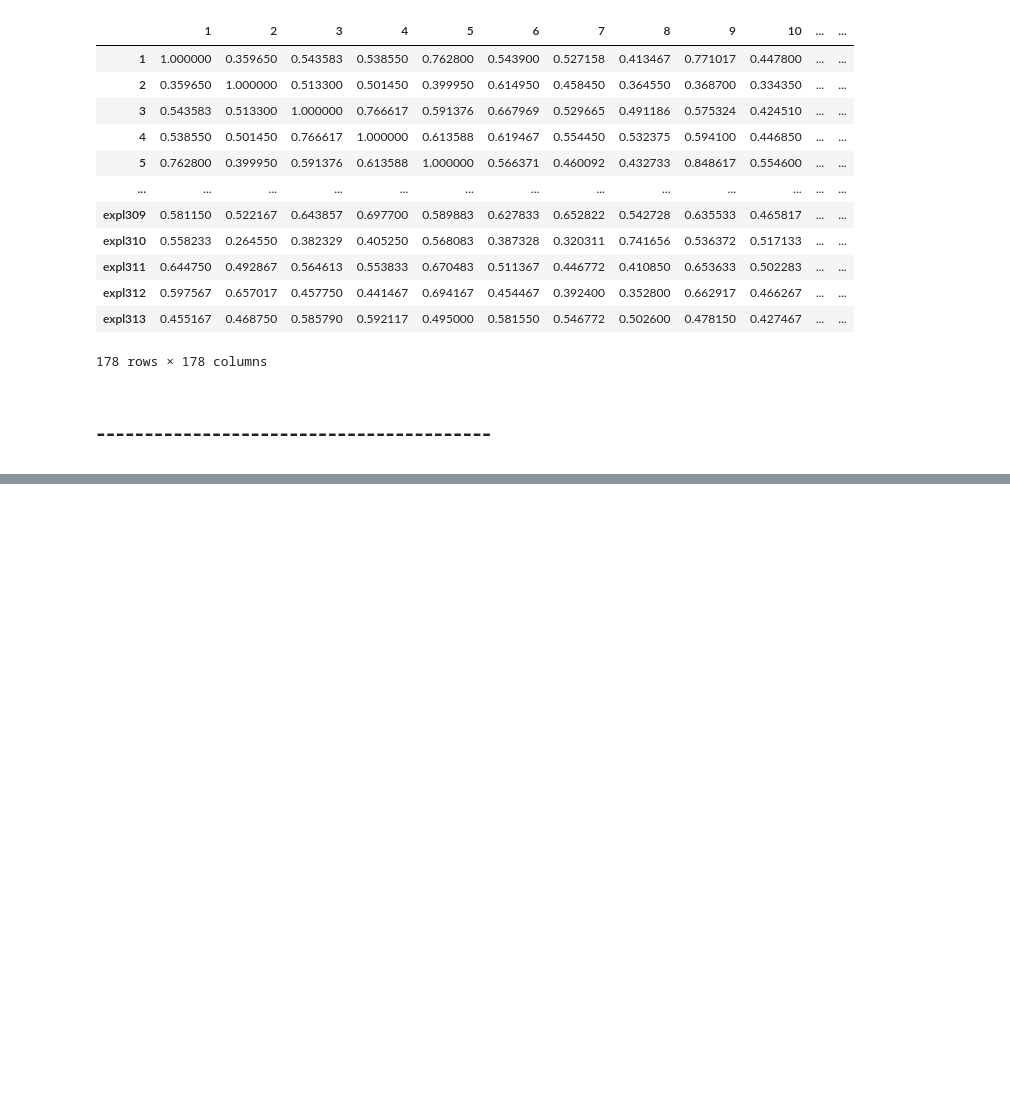
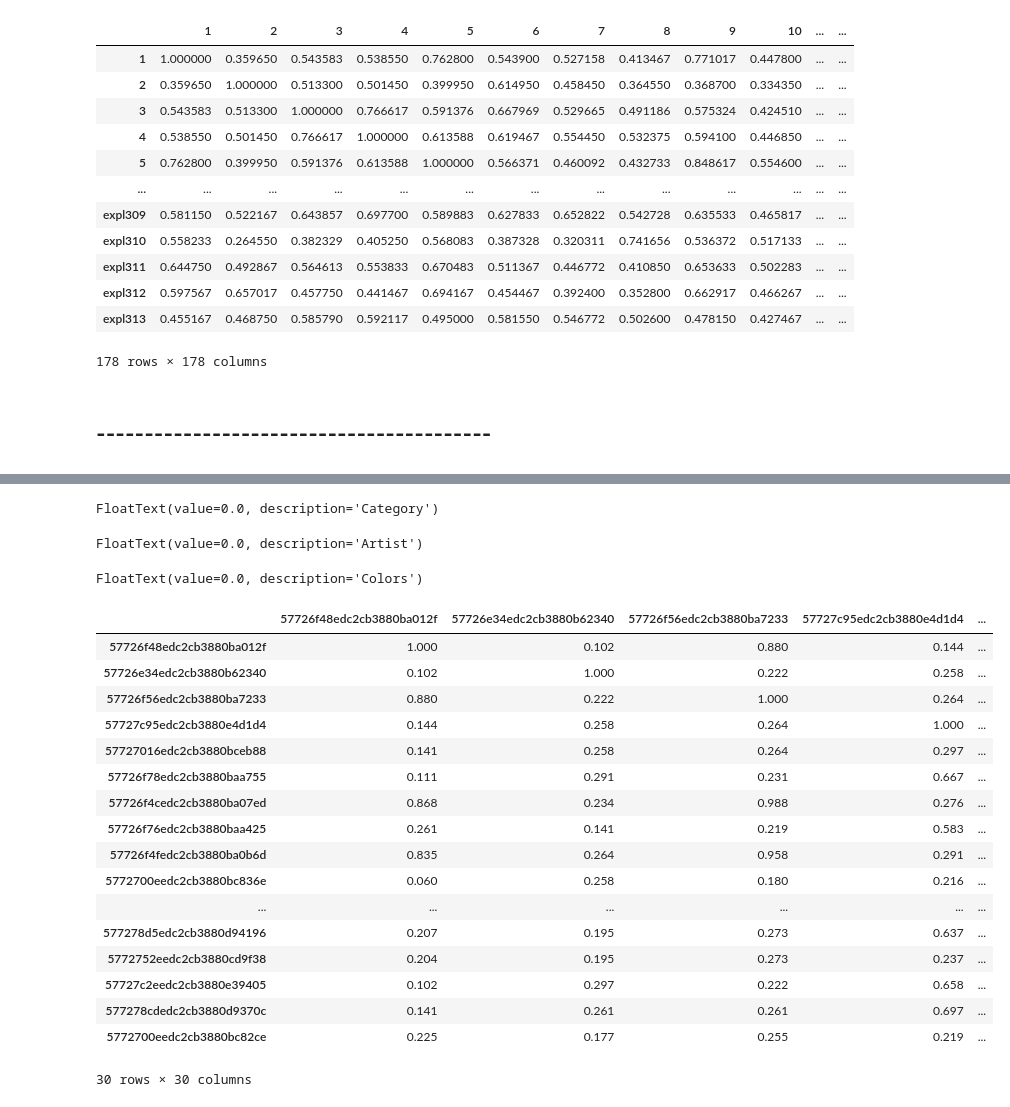
Before and after one commit to AlbertoGarciaDomenech/Comunidades-en-museos, a Jupyter notebook: Interfaz.ipynb, the cells around one changed output, grey strips where cells are left out. Drawn from its saved outputs; the diff is of its cells as text; code cells hidden in the pictures; blank space fills up the shorter version.

```diff
--- a/Interfaz.ipynb
+++ b/Interfaz.ipynb
@@ -251,2 +235,3 @@ Dropdown(description='Items:', options=('artworkColors.json', 'artworkEmotions.j
 # %%
-filesDropdown.value
+users = pd.read_csv(mypath + '/' + usersDropdown.value, index_col=0)
+artworks = pd.read_csv(mypath + '/' + itemsDropdown.value)
@@ -254,0 +245,13 @@ filesDropdown.value
+# %%
+functions = [None]
+functions.extend(inner_classes_list(SimilarityArtworks))
+
+dropdowns = {}
+for col in artworks.columns:
+  dropdowns[col] = widgets.Dropdown(options=functions, value=None, description=col, disabled=False)
+
+colorDropdown = widgets.Dropdown(options=files, value=None, description='Colors', disabled=False)
+
+for key, value in dropdowns.items():
+  display(value)
+display(colorDropdown)
@@ -254,0 +273,51 @@ filesDropdown.value
+# %%
+floatTexts = {}
+for key, value in dropdowns.items():
+  if value.value is not None:
+    floatTexts[key] = widgets.FloatText(value=0.0, description=key, disabled=False)
+
+if colorDropdown.value is not None:
+  colorFloatText = widgets.FloatText(value=0.0, description='Colors', disabled=False)
+
+for key, value in floatTexts.items():
+  display(value)
+
+if colorDropdown.value is not None:
+  display(colorFloatText)
+# %% [output]
+FloatText(value=0.0, description='Category')
+FloatText(value=0.0, description='Artist')
+FloatText(value=0.0, description='Colors')
+# %%
+funcs = {x : None for x in artworks.columns}
+weights = {x : None for x in artworks.columns}
+
+for key, value in dropdowns.items():
+  funcs.update({key: value.value})
+
+for key, value in floatTexts.items():
+  weights.update({key: value.value})
+weights.update({'Colors': colorFloatText.value})
+
+AM = ArtworksMatrix(artworks, function_dict=funcs, weight_dict=weights, colors_path=colorDropdown.value)
+# %%
+AM.getSimilarityMatrix()
+# %% [output]
+|  | 57726f48edc2cb3880ba012f | 57726e34edc2cb3880b62340 | 57726f56edc2cb3880ba7233 | 57727c95edc2cb3880e4d1d4 | ... |
+| 57726f48edc2cb3880ba012f | 1.000 | 0.102 | 0.880 | 0.144 | ... |
+| 57726e34edc2cb3880b62340 | 0.102 | 1.000 | 0.222 | 0.258 | ... |
+| 57726f56edc2cb3880ba7233 | 0.880 | 0.222 | 1.000 | 0.264 | ... |
+| 57727c95edc2cb3880e4d1d4 | 0.144 | 0.258 | 0.264 | 1.000 | ... |
+| 57727016edc2cb3880bceb88 | 0.141 | 0.258 | 0.264 | 0.297 | ... |
+| 57726f78edc2cb3880baa755 | 0.111 | 0.291 | 0.231 | 0.667 | ... |
+| 57726f4cedc2cb3880ba07ed | 0.868 | 0.234 | 0.988 | 0.276 | ... |
+| 57726f76edc2cb3880baa425 | 0.261 | 0.141 | 0.219 | 0.583 | ... |
+| 57726f4fedc2cb3880ba0b6d | 0.835 | 0.264 | 0.958 | 0.291 | ... |
+| 5772700eedc2cb3880bc836e | 0.060 | 0.258 | 0.180 | 0.216 | ... |
+| ... | ... | ... | ... | ... | ... |
+| 577278d5edc2cb3880d94196 | 0.207 | 0.195 | 0.273 | 0.637 | ... |
+| 5772752eedc2cb3880cd9f38 | 0.204 | 0.195 | 0.273 | 0.237 | ... |
+| 57727c2eedc2cb3880e39405 | 0.102 | 0.297 | 0.222 | 0.658 | ... |
+| 577278cdedc2cb3880d9370c | 0.141 | 0.261 | 0.261 | 0.697 | ... |
+| 5772700eedc2cb3880bc82ce | 0.225 | 0.177 | 0.255 | 0.219 | ... |
+30 rows × 30 columns
```
Also changed, not shown: parts of 18 cells of this notebook.
